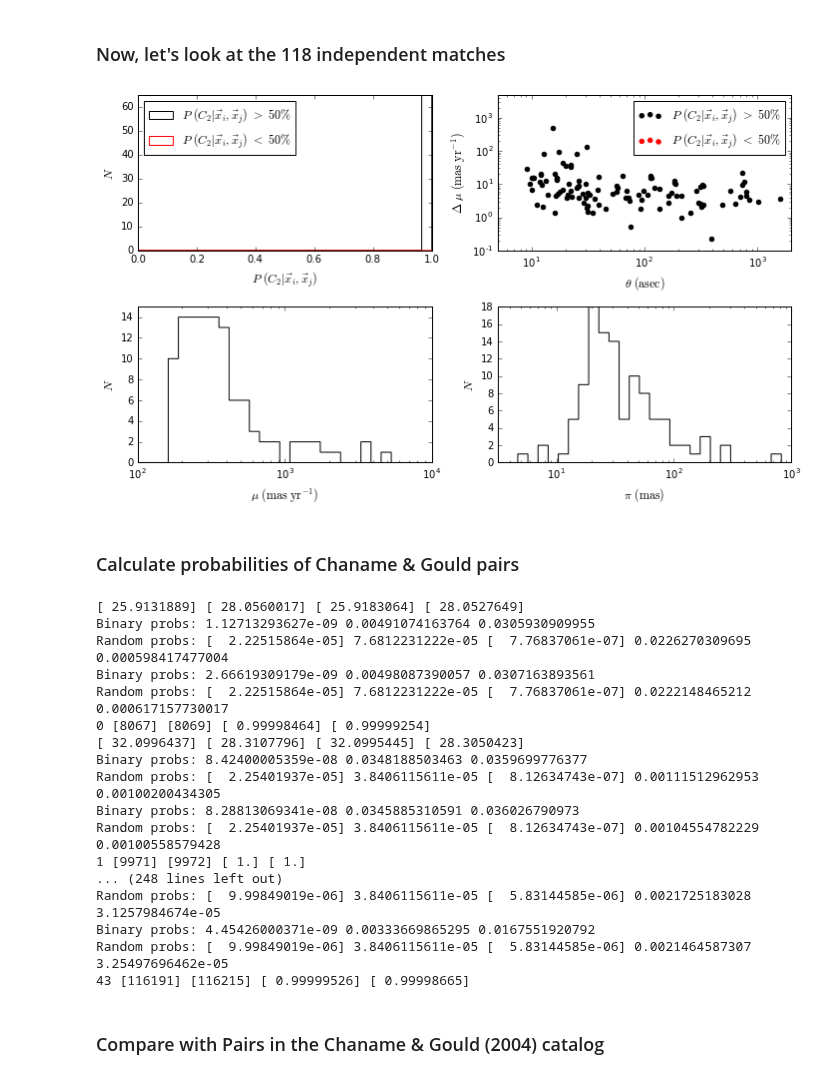
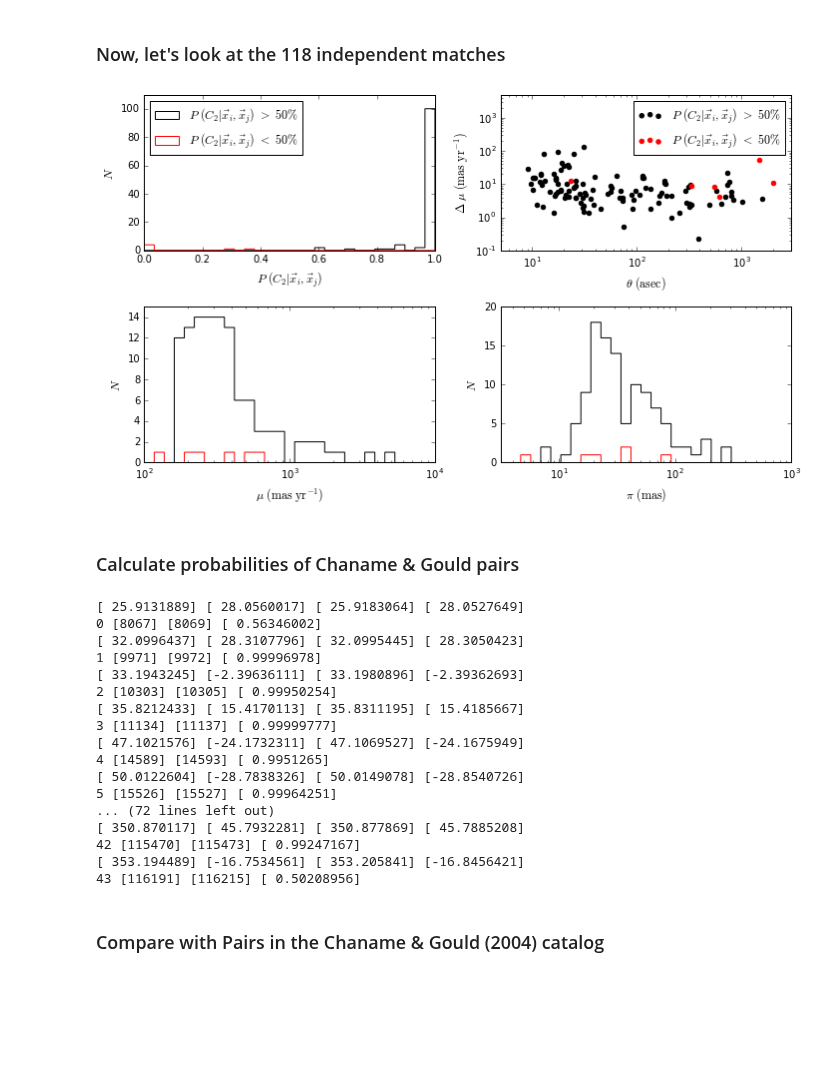
Before and after one commit to astroJeff/gaia_binaries, a Jupyter notebook: notebooks/Hipparchos_rNLTT.ipynb, the cells around one changed output. Drawn from its saved outputs; the diff is of its cells as text; code cells hidden in the pictures; blank space fills up the shorter version.

```diff
--- a/notebooks/Hipparchos_rNLTT.ipynb
+++ b/notebooks/Hipparchos_rNLTT.ipynb
@@ -164,7 +165,7 @@ fig, ax = plt.subplots(2,2, figsize=(10,6))
 bins = np.linspace(0.0, 1.0, 30)
 ax[0,0].hist(p_ind['P_posterior'][p_ind['P_posterior']>0.5], histtype='step', bins=bins, color='k', label=r'$P\ (C_2|\vec{x}_i, \vec{x}_j)\ >\ 50\%$')
 ax[0,0].hist(p_ind['P_posterior'][p_ind['P_posterior']<0.5], histtype='step', bins=bins, color='r', label=r'$P\ (C_2|\vec{x}_i, \vec{x}_j)\ <\ 50\%$')
-ax[0,0].set_ylim(0,65)
+ax[0,0].set_ylim(0,110)
 ax[0,0].set_xlabel(r'$P\ (C_2|\vec{x}_i, \vec{x}_j)$', fontsize=12)
 ax[0,0].set_ylabel(r'$N$', fontsize=12)
 ax[0,0].legend(loc=2)
@@ -175,53 +176,53 @@ delta_mu_dec = p_ind['mu_dec_1'] - p_ind['mu_dec_2']
 delta_mu = np.sqrt(delta_mu_ra**2 + delta_mu_dec**2)
 ax[0,1].scatter(p_ind['theta'][p_ind['P_posterior']>0.5]*3600.0, delta_mu[p_ind['P_posterior']>0.5], color='k', label=r'$P\ (C_2|\vec{x}_i, \vec{x}_j)\ >\ 50\%$')
 ax[0,1].scatter(p_ind['theta'][p_ind['P_posterior']<0.5]*3600.0, delta_mu[p_ind['P_posterior']<0.5], color='r', label=r'$P\ (C_2|\vec{x}_i, \vec{x}_j)\ <\ 50\%$')
-ax[0,1].set_xlim(5.0, 2000.0)
+ax[0,1].set_xlim(5.0, 3000.0)
 ax[0,1].set_ylim(0.1, 5000.0)
 ax[0,1].set_xscale('log')
 ax[0,1].set_yscale('log')
 ax[0,1].legend()
 ax[0,1].set_xlabel(r'$\theta\ ({\rm asec})$', fontsize=12)
 ax[0,1].set_ylabel(r'$\Delta\ \mu\ ({\rm mas\ yr}^{-1})$', fontsize=12)
 
 
 # Mu
 mu_1 = np.sqrt(p_ind['mu_ra_1']**2 + p_ind['mu_dec_1']**2)
 mu_2 = np.sqrt(p_ind['mu_ra_2']**2 + p_ind['mu_dec_2']**2)
 bins = 10**np.linspace(2.0, 4.0, 30)
 ax[1,0].hist(mu_1[p_ind['P_posterior']>0.5], histtype='step', bins=bins, color='k')
 ax[1,0].hist(mu_1[p_ind['P_posterior']<0.5], histtype='step', bins=bins, color='r')
 ax[1,0].set_xscale('log')
 ax[1,0].set_xlabel(r"$\mu\ ({\rm mas\ yr}^{-1})$", fontsize=12)
 ax[1,0].set_ylim(0.0, 15.0)
 ax[1,0].set_ylabel(r'$N$', fontsize=12)
 
 
 # Parallax
 bins = 10**np.linspace(0.5, 3.0, 30)
 ax[1,1].hist(p_ind['plx_1'][p_ind['P_posterior']>0.5], histtype='step', bins=bins, color='k')
 ax[1,1].hist(p_ind['plx_1'][p_ind['P_posterior']<0.5], histtype='step', bins=bins, color='r')
 ax[1,1].set_xscale('log')
 ax[1,1].set_xlim(10**0.5, 10**3.0)
-ax[1,1].set_ylim(0.0, 18.0)
+ax[1,1].set_ylim(0.0, 20.0)
 ax[1,1].set_xlabel(r"$\pi\ ({\rm mas})$", fontsize=12)
 ax[1,1].set_ylabel(r'$N$', fontsize=12)
 
 plt.tight_layout()
 plt.savefig('../figures/rNLTT_hipparchos.pdf')
 #plt.show()
 # %% [output]
-[figure, old version]
+[figure, new version]
 # %% [markdown]
 ### Calculate probabilities of Chaname & Gould pairs
 # %%
-P_binary.generate_binary_set(num_sys=100000)
+P_binary.generate_binary_set(num_sys=10000)
 
 #print CG_pairs_hip.dtype
 
 # Generate random alignment KDEs using first entry as a test position
 P_random.mu_kde = None
 P_random.pos_kde = None
-pos_density = P_random.get_sigma_pos(t['ra'][0], t['dec'][0], catalog=t, method='kde')
+pos_density = P_random.get_sigma_pos(t['ra'][0], t['dec'][0], catalog=t, method='sklearn_kde')
 pm_density, tmp = P_random.get_sigma_mu(t['mu_ra'][0]*np.ones(2), t['mu_dec'][0]*np.ones(2), catalog=t, method='sklearn_kde')
 
 
@@ -250,16 +251,16 @@ for i in np.arange(len(CG_pairs_hip)):
     prob_posterior1 = prob_posterior
 
 
-    # Check, by going backwards
-    star1 = t['ra'][id2], t['dec'][id2], t['mu_ra'][id2], t['mu_dec'][id2], t['mu_ra_err'][id2], t['mu_dec_err'][id2]
-    star2 = t['ra'][id1], t['dec'][id1], t['mu_ra'][id1], t['mu_dec'][id1], t['mu_ra_err'][id1], t['mu_dec_err'][id1]
+#     # Check, by going backwards
+#     star1 = t['ra'][id2], t['dec'][id2], t['mu_ra'][id2], t['mu_dec'][id2], t['mu_ra_err'][id2], t['mu_dec_err'][id2]
+#     star2 = t['ra'][id1], t['dec'][id1], t['mu_ra'][id1], t['mu_dec'][id1], t['mu_ra_err'][id1], t['mu_dec_err'][id1]
 
-    prob_posterior, prob_random, prob_binary = P_posterior.calc_P_posterior(star1, star2, pos_density, pm_density, id1, id2, t)
+#     prob_posterior, prob_random, prob_binary = P_posterior.calc_P_posterior(star1, star2, pos_density, pm_density, id1, id2, t)
 
-    prob_posterior2 = prob_posterior
+#     prob_posterior2 = prob_posterior
 
 
-    print i, t['ID'][id1], t['ID'][id2], prob_posterior1, prob_posterior2
+    print i, t['ID'][id1], t['ID'][id2], prob_posterior1 #, prob_posterior2
 
 
     # Use first version
@@ -270,22 +271,22 @@ for i in np.arange(len(CG_pairs_hip)):
                    t['plx'][id2]
 # %% [output]
 [ 25.9131889] [ 28.0560017] [ 25.9183064] [ 28.0527649]
-Binary probs: 1.12713293627e-09 0.00491074163764 0.0305930909955
-Random probs: [  2.22515864e-05] 7.6812231222e-05 [  7.76837061e-07] 0.0226270309695 0.000598417477004
-Binary probs: 2.66619309179e-09 0.00498087390057 0.0307163893561
-Random probs: [  2.22515864e-05] 7.6812231222e-05 [  7.76837061e-07] 0.0222148465212 0.000617157730017
-0 [8067] [8069] [ 0.99998464] [ 0.99999254]
+0 [8067] [8069] [ 0.56346002]
 [ 32.0996437] [ 28.3107796] [ 32.0995445] [ 28.3050423]
-Binary probs: 8.42400005359e-08 0.0348188503463 0.0359699776377
-Random probs: [  2.25401937e-05] 3.8406115611e-05 [  8.12634743e-07] 0.00111512962953 0.00100200434305
-Binary probs: 8.28813069341e-08 0.0345885310591 0.036026790973
-Random probs: [  2.25401937e-05] 3.8406115611e-05 [  8.12634743e-07] 0.00104554782229 0.00100558579428
-1 [9971] [9972] [ 1.] [ 1.]
-... (248 lines left out)
-Random probs: [  9.99849019e-06] 3.8406115611e-05 [  5.83144585e-06] 0.0021725183028 3.1257984674e-05
-Binary probs: 4.45426000371e-09 0.00333669865295 0.0167551920792
-Random probs: [  9.99849019e-06] 3.8406115611e-05 [  5.83144585e-06] 0.0021464587307 3.25497696462e-05
-43 [116191] [116215] [ 0.99999526] [ 0.99998665]
+1 [9971] [9972] [ 0.99996978]
+[ 33.1943245] [-2.39636111] [ 33.1980896] [-2.39362693]
+2 [10303] [10305] [ 0.99950254]
+[ 35.8212433] [ 15.4170113] [ 35.8311195] [ 15.4185667]
+3 [11134] [11137] [ 0.99999777]
+[ 47.1021576] [-24.1732311] [ 47.1069527] [-24.1675949]
+4 [14589] [14593] [ 0.9951265]
+[ 50.0122604] [-28.7838326] [ 50.0149078] [-28.8540726]
+5 [15526] [15527] [ 0.99964251]
+... (72 lines left out)
+[ 350.870117] [ 45.7932281] [ 350.877869] [ 45.7885208]
+42 [115470] [115473] [ 0.99247167]
+[ 353.194489] [-16.7534561] [ 353.205841] [-16.8456421]
+43 [116191] [116215] [ 0.50208956]
 # %% [markdown]
 ### Compare with Pairs in the Chaname & Gould (2004) catalog
 # %%
```
Also changed, not shown: parts of 8 cells of this notebook, 3 other files.
